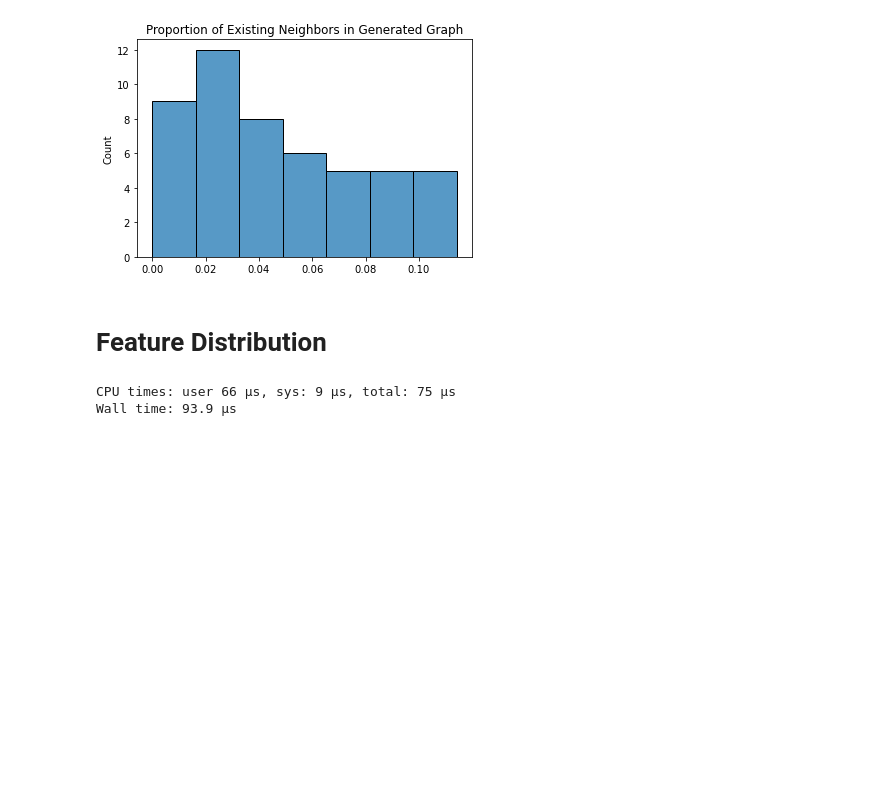
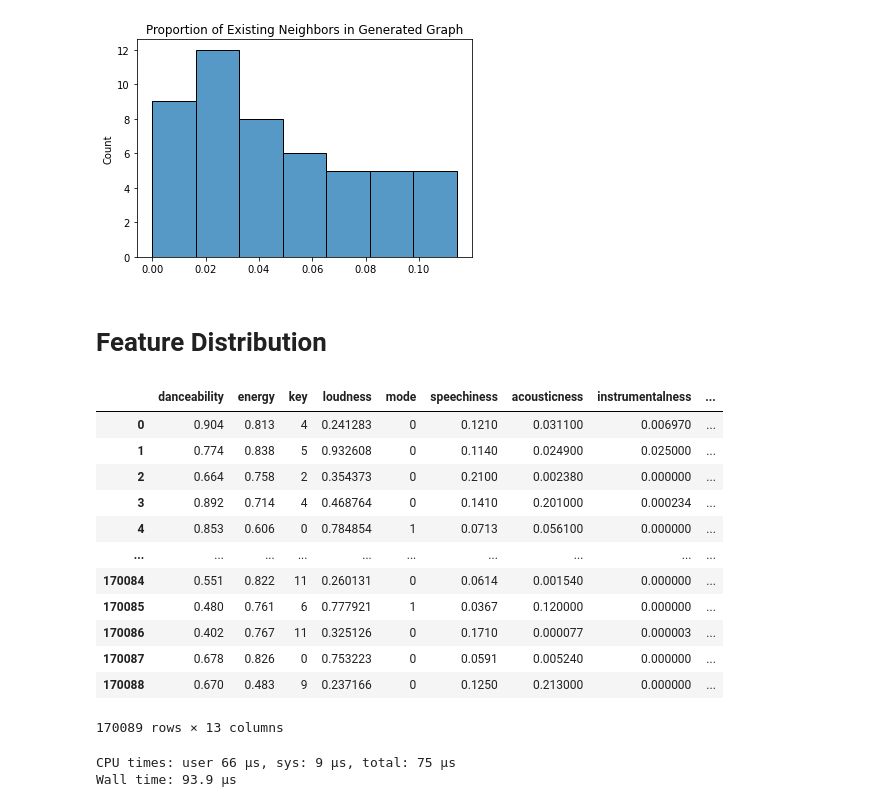
Before and after one commit to shonepatil/GNN-Spotify-Recommender-Project, a Jupyter notebook: src/analysis/recommender_analysis.ipynb, the cells around one changed output. Cells and saved outputs as stored; diff of their text form; code cells hidden in the pictures; blank space fills up the shorter version.

```diff
--- a/src/analysis/recommender_analysis.ipynb
+++ b/src/analysis/recommender_analysis.ipynb
@@ -54,6 +56,22 @@ edafeats = edafeats.drop(columns=['Unnamed: 0', 'type', 'track_href', 'analysis_
 edafeats['loudness'] = std_scaler.fit_transform(edafeats[['loudness']])
 edafeats['tempo'] = std_scaler.fit_transform(edafeats[['tempo']])
 edafeats['duration_ms'] = std_scaler.fit_transform(edafeats[['duration_ms']])
+# %%
+edafeats.drop(columns=['id', 'uri'])
+# %% [output]
+|  | danceability | energy | key | loudness | mode | speechiness | acousticness | instrumentalness | ... |
+| 0 | 0.904 | 0.813 | 4 | 0.241283 | 0 | 0.1210 | 0.031100 | 0.006970 | ... |
+| 1 | 0.774 | 0.838 | 5 | 0.932608 | 0 | 0.1140 | 0.024900 | 0.025000 | ... |
+| 2 | 0.664 | 0.758 | 2 | 0.354373 | 0 | 0.2100 | 0.002380 | 0.000000 | ... |
+| 3 | 0.892 | 0.714 | 4 | 0.468764 | 0 | 0.1410 | 0.201000 | 0.000234 | ... |
+| 4 | 0.853 | 0.606 | 0 | 0.784854 | 1 | 0.0713 | 0.056100 | 0.000000 | ... |
+| ... | ... | ... | ... | ... | ... | ... | ... | ... | ... |
+| 170084 | 0.551 | 0.822 | 11 | 0.260131 | 0 | 0.0614 | 0.001540 | 0.000000 | ... |
+| 170085 | 0.480 | 0.761 | 6 | 0.777921 | 1 | 0.0367 | 0.120000 | 0.000000 | ... |
+| 170086 | 0.402 | 0.767 | 11 | 0.325126 | 0 | 0.1710 | 0.000077 | 0.000003 | ... |
+| 170087 | 0.678 | 0.826 | 0 | 0.753223 | 0 | 0.0591 | 0.005240 | 0.000000 | ... |
+| 170088 | 0.670 | 0.483 | 9 | 0.237166 | 0 | 0.1250 | 0.213000 | 0.000000 | ... |
+170089 rows × 13 columns
 # %%
 def get_distribution(edafeats, uri_recs):
     numerical = ['danceability', 'energy', 'loudness', 'speechiness', 'acousticness', 'instrumentalness', 'liveness', 'valence', 'tempo', 'duration_ms',]
```
Also changed, not shown: parts of 2 cells of this notebook, 8 other files.
